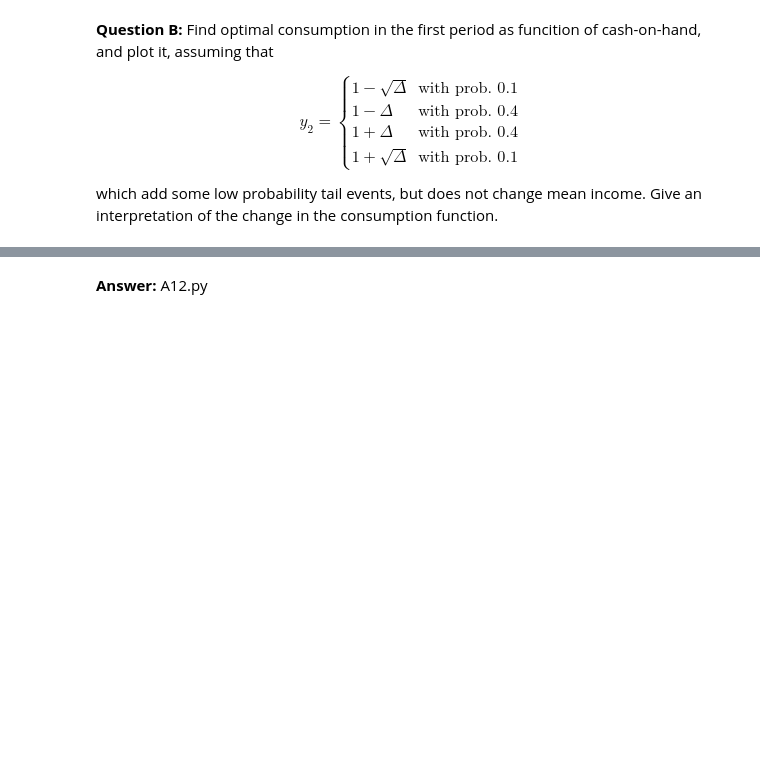
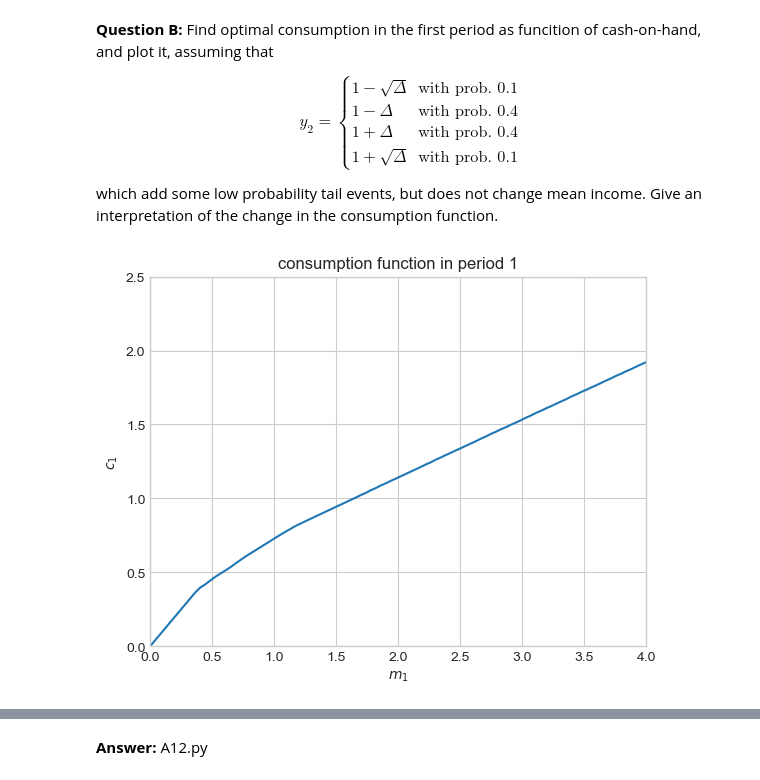
Before and after one commit to gcd196/Egen-mappe, a Jupyter notebook: Classes/10. Tenth class/PS7/problem_set_7.ipynb, the cells around one changed output, grey strips where cells are left out. Saved outputs shown, nothing was run; the diff lists cells and outputs as text; code cells hidden in the pictures; blank space fills up the shorter version.

```diff
--- a/Classes/10. Tenth class/PS7/problem_set_7.ipynb
+++ b/Classes/10. Tenth class/PS7/problem_set_7.ipynb
@@ -608,0 +660,54 @@ which add some low probability tail events, but does not change mean income. Giv
+# %%
+# write your code here
+
+def v1_new(c1,m1,rho,beta,r,Delta,v2_interp):
+
+    # a. v2 value, if low income. Delta is whether the savings in period 2 are high or low.
+    m2_1 = (1+r)*(m1-c1) + 1-Delta**0.5
+    v2_1 = v2_interp([m2_1])[0]
+
+
+    m2_2 = (1+r)*(m1-c1) + 1-Delta
+    v2_2 = v2_interp([m2_2])[0]
+
+    m2_3 = (1+r)*(m1-c1) + 1+Delta
+    v2_3 = v2_interp([m2_3])[0]
+
+    # b. v2 value, if high income. Opposite.
+    m2_4 = (1+r)*(m1-c1) + 1+Delta**0.5
+    v2_4 = v2_interp([m2_4])[0]
+
+    # c. expected v2 value
+    v2 = 0.1*v2_1 +0.4*v2_2+ 0.4*v2_3+0.1*v2_4
+
+    # d. total value
+    return utility(c1,rho) + beta*v2
+
+# b. solve
+def solve(rho,beta,r,Delta,nu,kappa,v1):
+
+    # a. solve period 2
+    m2_vec,v2_vec,c2_vec = solve_period_2(rho,nu,kappa,Delta)
+
+    # b. construct interpolator
+    v2_interp = interpolate.RegularGridInterpolator((m2_vec,), v2_vec,
+                                                    bounds_error=False,fill_value=None)
+
+    # b. solve period 1
+    m1_vec,v1_vec,c1_vec = solve_period_1(rho,beta,r,Delta,v1,v2_interp)
+
+    return m1_vec,c1_vec
+
+m1_vec,c1_vec = solve(rho,beta,r,Delta,nu,kappa,v1_new)
+
+# c. plot
+fig = plt.figure()
+ax = fig.add_subplot(1,1,1)
+ax.plot(m1_vec,c1_vec)
+ax.set_xlabel('$m_1$')
+ax.set_ylabel('$c_1$')
+ax.set_title('consumption function in period 1')
+ax.set_xlim([0,4])
+ax.set_ylim([0,2.5]);
+# %% [output]
+[figure, added]
```
Also changed, not shown: parts of 14 cells of this notebook.
